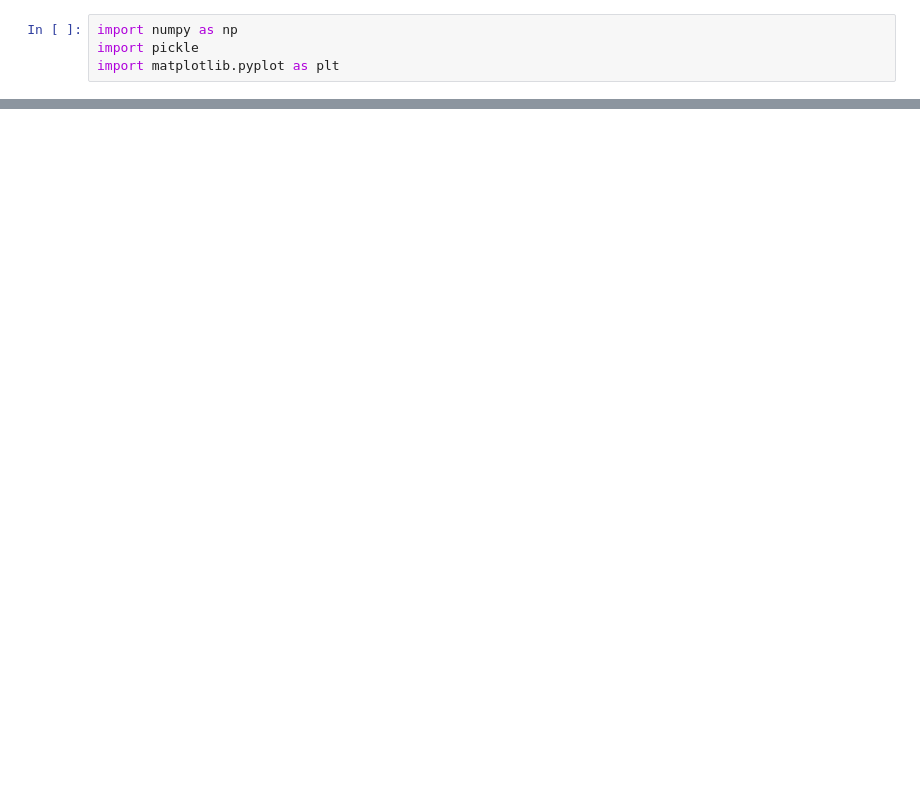
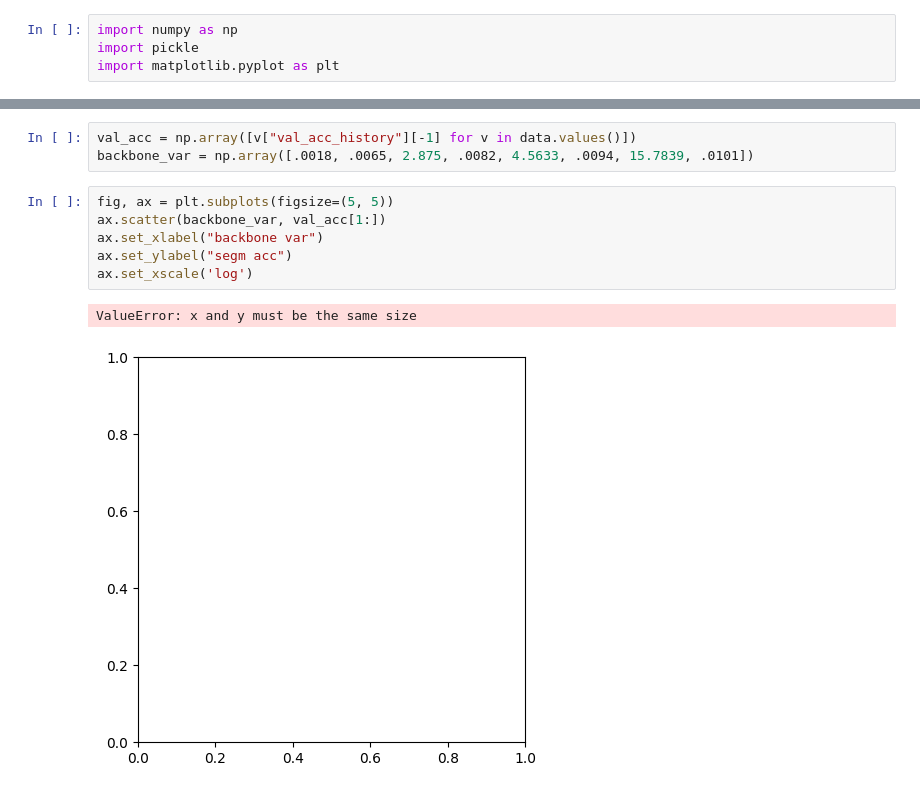
Before and after one commit to DerKleineLi/dino, a Jupyter notebook: experiment/plot_segm_curve.ipynb, the cells around one changed output, grey strips where cells are left out. Cells and saved outputs as stored; diff of their text form; blank space fills up the shorter version.

Commit message:
test segm on ade20k

```diff
--- a/experiment/plot_segm_curve.ipynb
+++ b/experiment/plot_segm_curve.ipynb
@@ -33,0 +37,12 @@ for i, name in enumerate(keys):
+# %%
+val_acc = np.array([v["val_acc_history"][-1] for v in data.values()])
+backbone_var = np.array([.0018, .0065, 2.875, .0082, 4.5633, .0094, 15.7839, .0101])
+# %%
+fig, ax = plt.subplots(figsize=(5, 5))
+ax.scatter(backbone_var, val_acc[1:])
+ax.set_xlabel("backbone var")
+ax.set_ylabel("segm acc")
+ax.set_xscale('log')
+# %% [output]
+ValueError: x and y must be the same size
+[figure, added]
```
Also changed, not shown: parts of 2 cells of this notebook, 23 other files.
